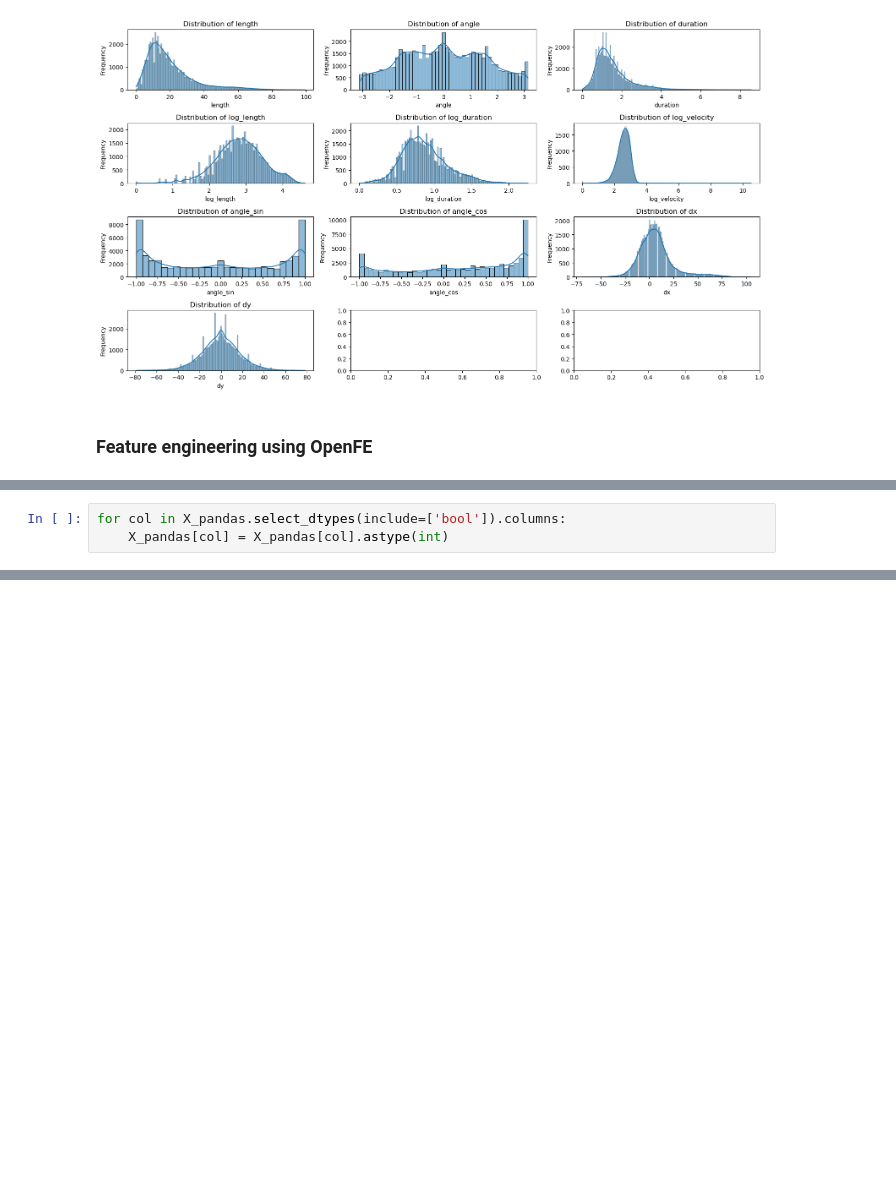
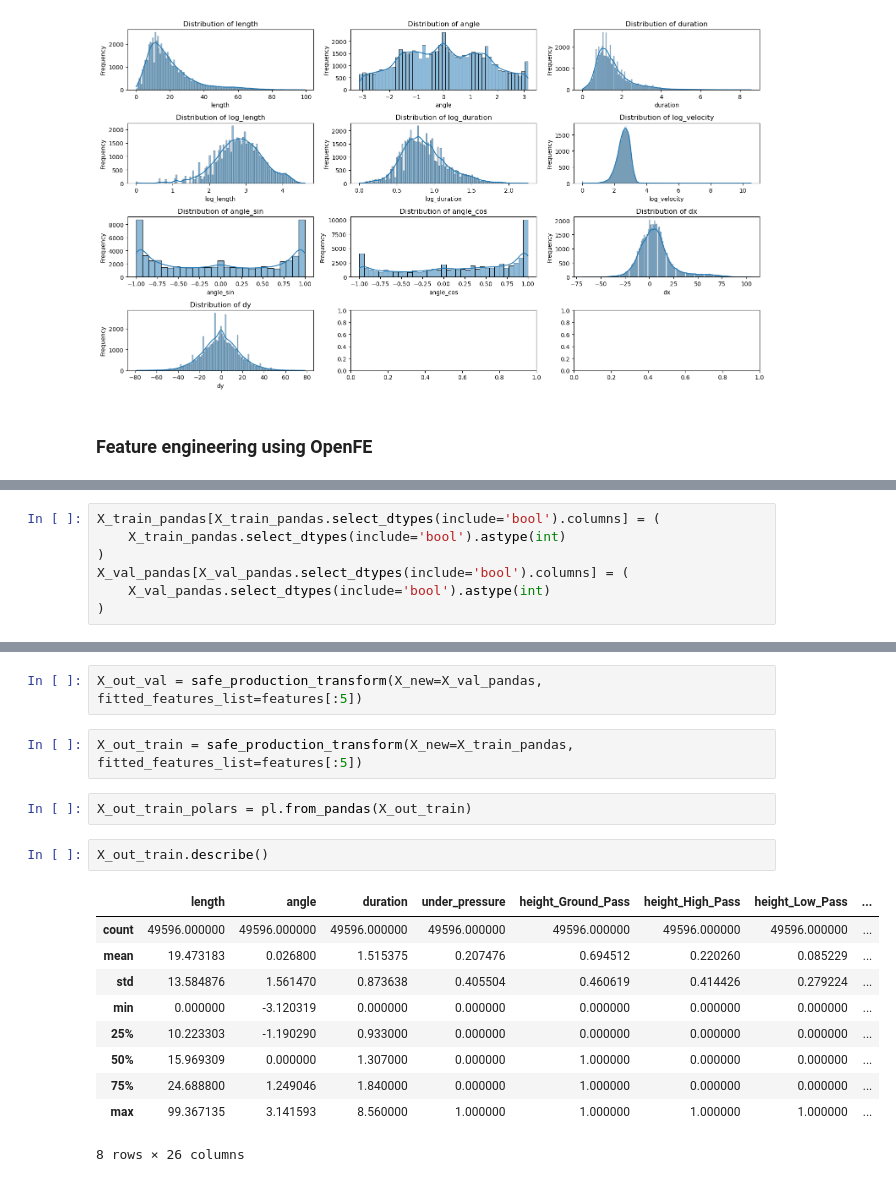
Before and after one commit to yucheng-fu/football_analytics, a Jupyter notebook: 02-analysis/02-analysis.ipynb, the cells around one changed output, grey strips where cells are left out. Saved outputs shown, nothing was run; the diff lists cells and outputs as text; blank space fills up the shorter version.

```diff
--- a/02-analysis/02-analysis.ipynb
+++ b/02-analysis/02-analysis.ipynb
@@ -282,3 +284,7 @@ X_pandas.columns = X_pandas.columns.astype(str)
 # %%
-for col in X_pandas.select_dtypes(include=['bool']).columns:
-    X_pandas[col] = X_pandas[col].astype(int)
+X_train_pandas[X_train_pandas.select_dtypes(include='bool').columns] = (
+    X_train_pandas.select_dtypes(include='bool').astype(int)
+)
+X_val_pandas[X_val_pandas.select_dtypes(include='bool').columns] = (
+    X_val_pandas.select_dtypes(include='bool').astype(int)
+)
@@ -334,0 +326,19 @@ features
+# %%
+X_out_val = safe_production_transform(X_new=X_val_pandas, fitted_features_list=features[:5])
+# %%
+X_out_train = safe_production_transform(X_new=X_train_pandas, fitted_features_list=features[:5])
+# %%
+X_out_train_polars = pl.from_pandas(X_out_train)
+# %%
+X_out_train.describe()
+# %% [output]
+|  | length | angle | duration | under_pressure | height_Ground_Pass | height_High_Pass | height_Low_Pass | ... |
+| count | 49596.000000 | 49596.000000 | 49596.000000 | 49596.000000 | 49596.000000 | 49596.000000 | 49596.000000 | ... |
+| mean | 19.473183 | 0.026800 | 1.515375 | 0.207476 | 0.694512 | 0.220260 | 0.085229 | ... |
+| std | 13.584876 | 1.561470 | 0.873638 | 0.405504 | 0.460619 | 0.414426 | 0.279224 | ... |
+| min | 0.000000 | -3.120319 | 0.000000 | 0.000000 | 0.000000 | 0.000000 | 0.000000 | ... |
+| 25% | 10.223303 | -1.190290 | 0.933000 | 0.000000 | 0.000000 | 0.000000 | 0.000000 | ... |
+| 50% | 15.969309 | 0.000000 | 1.307000 | 0.000000 | 1.000000 | 0.000000 | 0.000000 | ... |
+| 75% | 24.688800 | 1.249046 | 1.840000 | 0.000000 | 1.000000 | 0.000000 | 0.000000 | ... |
+| max | 99.367135 | 3.141593 | 8.560000 | 1.000000 | 1.000000 | 1.000000 | 1.000000 | ... |
+8 rows × 26 columns
```
Also changed, not shown: parts of 11 cells of this notebook, 7 other files.
